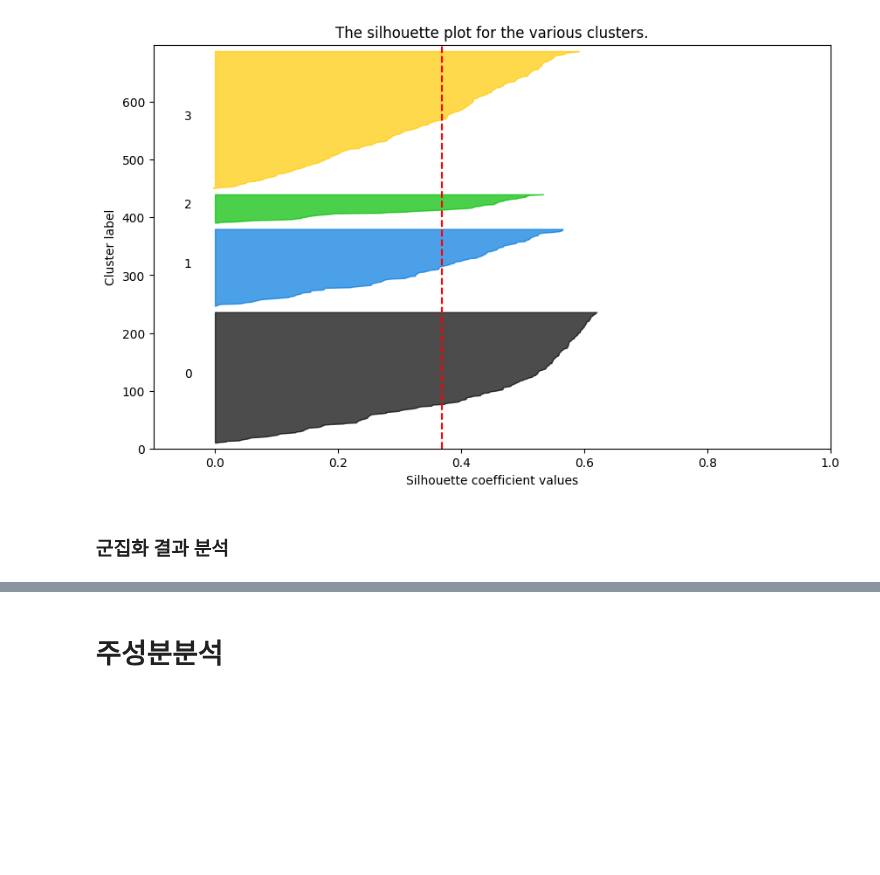
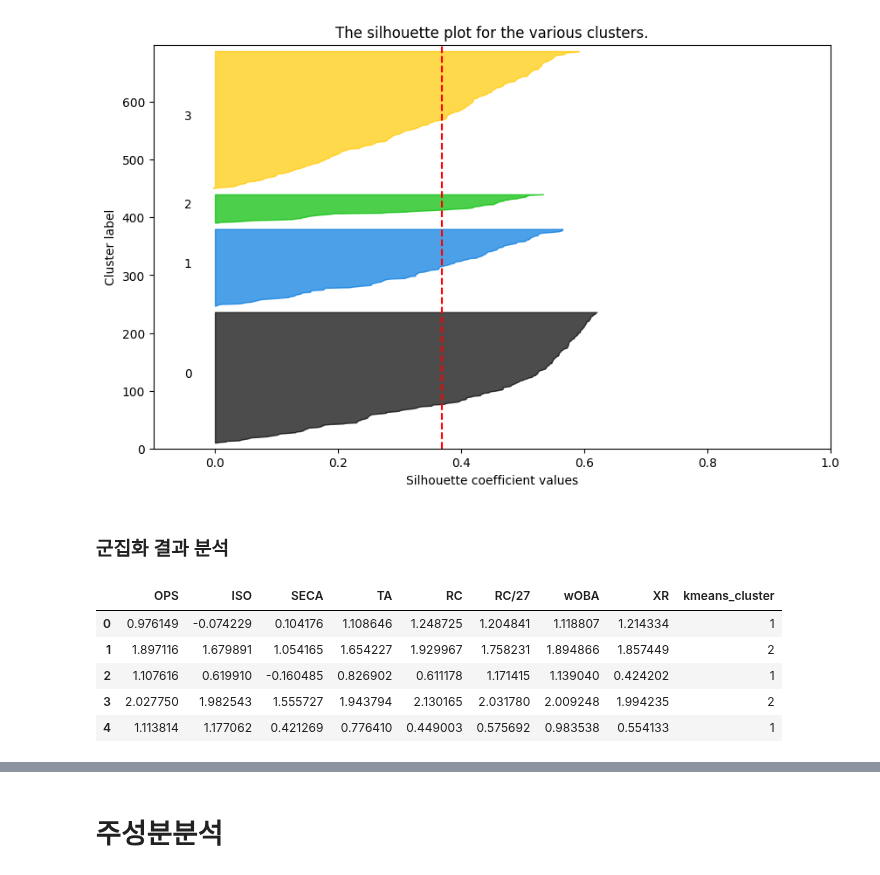
Before and after one commit to parkjiyon7/MSAI_6, a Jupyter notebook: python_ML/22_군집화_프로야구_실습.ipynb, the cells around one changed output, grey strips where cells are left out. Cells and saved outputs as stored; diff of their text form; code cells hidden in the pictures; blank space fills up the shorter version.

```diff
--- a/python_ML/22_군집화_프로야구_실습.ipynb
+++ b/python_ML/22_군집화_프로야구_실습.ipynb
@@ -147,0 +144,12 @@ s.silhouette_plot(X, k)
+# %%
+# 데이터프레임 생성
+df = pd.DataFrame(X, columns=X.columns)
+df['kmeans_cluster'] = kmeans_cluster
+df.head()
+# %% [output]
+|  | OPS | ISO | SECA | TA | RC | RC/27 | wOBA | XR | kmeans_cluster |
+| 0 | 0.976149 | -0.074229 | 0.104176 | 1.108646 | 1.248725 | 1.204841 | 1.118807 | 1.214334 | 1 |
+| 1 | 1.897116 | 1.679891 | 1.054165 | 1.654227 | 1.929967 | 1.758231 | 1.894866 | 1.857449 | 2 |
+| 2 | 1.107616 | 0.619910 | -0.160485 | 0.826902 | 0.611178 | 1.171415 | 1.139040 | 0.424202 | 1 |
+| 3 | 2.027750 | 1.982543 | 1.555727 | 1.943794 | 2.130165 | 2.031780 | 2.009248 | 1.994235 | 2 |
+| 4 | 1.113814 | 1.177062 | 0.421269 | 0.776410 | 0.449003 | 0.575692 | 0.983538 | 0.554133 | 1 |
```
Also changed, not shown: parts of 3 cells of this notebook.
